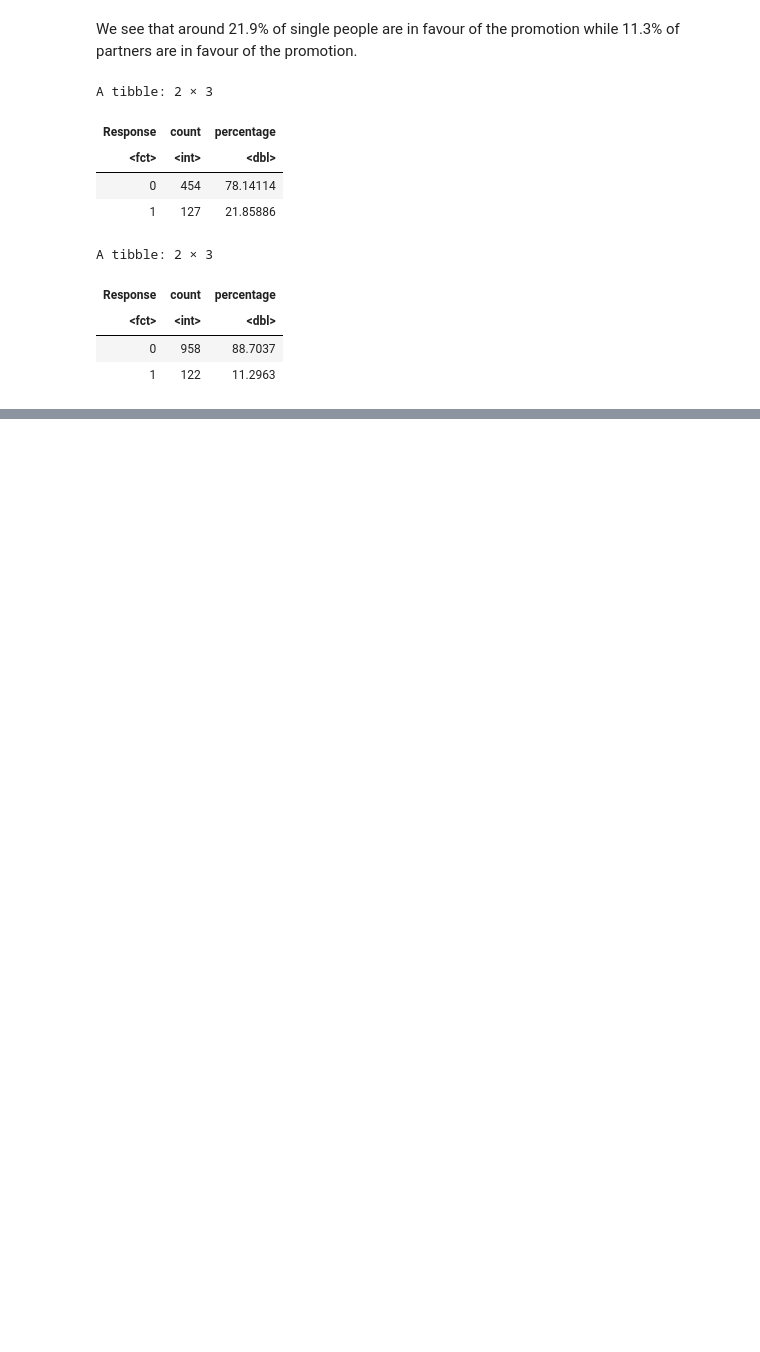
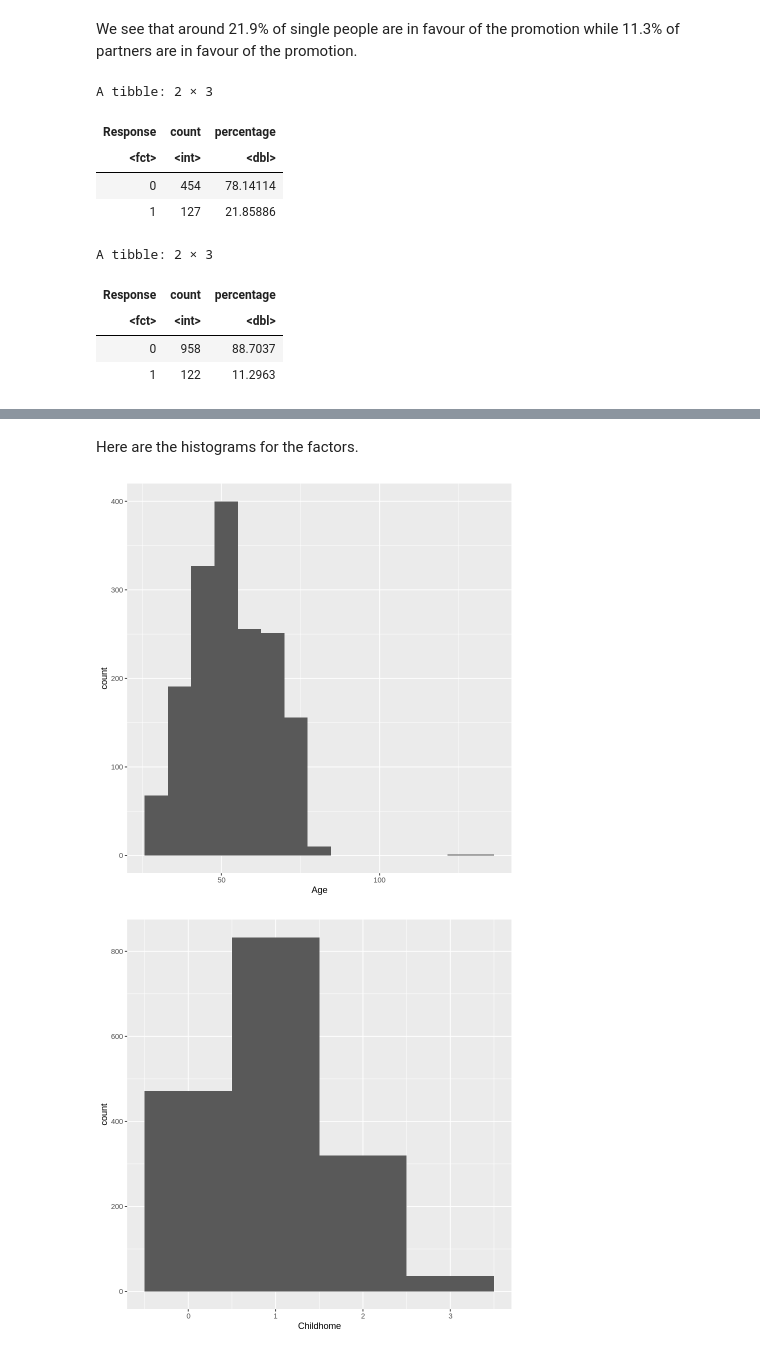
Before and after one commit to nchan315/DSCI_100_007_16_Project, a Jupyter notebook: Proposal.ipynb, the cells around one changed output, grey strips where cells are left out. Drawn from its saved outputs; the diff is of its cells as text; code cells hidden in the pictures; blank space fills up the shorter version.

Commit message:
Created distribution graphs

```diff
--- a/Proposal.ipynb
+++ b/Proposal.ipynb
@@ -156,0 +182,28 @@ A tibble: 2 × 3
+# %% [markdown]
+Here are the histograms for the factors.
+# %%
+age_hist <- store_data_train |>
+    ggplot(aes(x = Age)) +
+        geom_histogram(bins = 15)
+child_hist <- store_data_train |>
+    ggplot(aes(x = Childhome)) +
+        geom_histogram(bins = 4)
+income_hist <- store_data_train |>
+    filter(Income < 200000) |>
+    ggplot(aes(x = Income)) +
+        geom_histogram(bins = 30)
+spending_hist <- store_data_train |>
+    ggplot(aes(x = Total_Spent)) +
+        geom_histogram(bins = 15)
+weeks_hist <- store_data_train |>
+    ggplot(aes(x = Weeks_Customer)) +
+        geom_histogram(bins = 15)
+
+age_hist
+child_hist
+income_hist
+spending_hist
+weeks_hist
+# %% [output]
+[figure, added]
+[figure, added]
```
Also changed, not shown: parts of 6 cells of this notebook.
